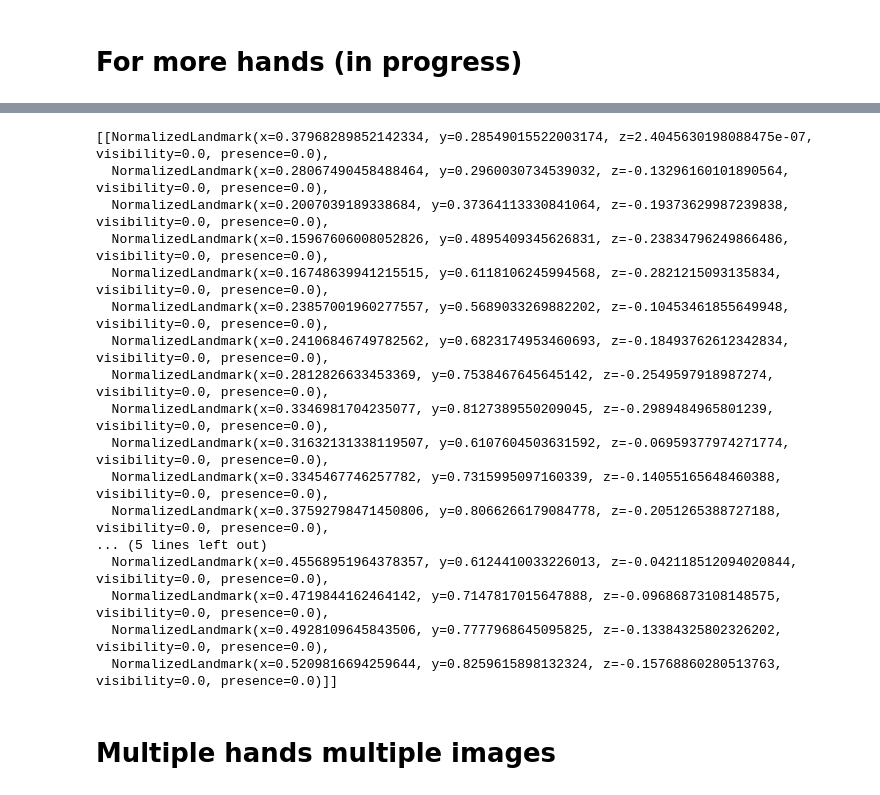
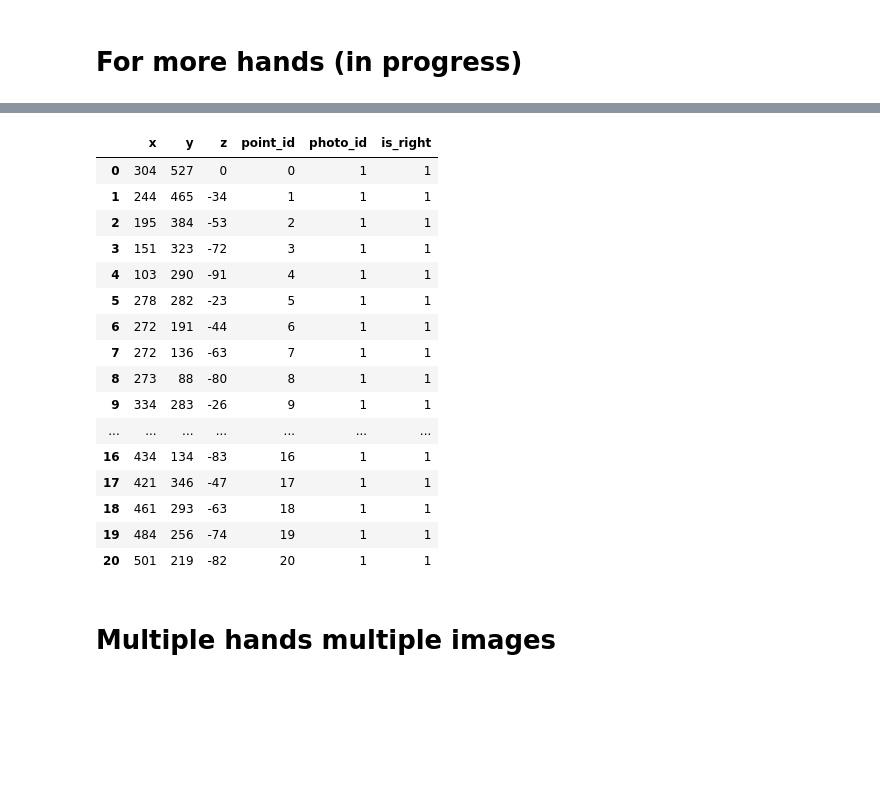
Before and after one commit to joaobizzo/research, a Jupyter notebook: get_data.ipynb, the cells around one changed output, grey strips where cells are left out. Cells and saved outputs as stored; diff of their text form; code cells hidden in the pictures; blank space fills up the shorter version.

```diff
--- a/get_data.ipynb
+++ b/get_data.ipynb
@@ -182,23 +171,23 @@ for idx in range(len(hand_landmarks_list)):
-# %%
-hand_landmarks_list
-# %% [output]
-[[NormalizedLandmark(x=0.37968289852142334, y=0.28549015522003174, z=2.4045630198088475e-07, visibility=0.0, presence=0.0),
-  NormalizedLandmark(x=0.28067490458488464, y=0.2960030734539032, z=-0.13296160101890564, visibility=0.0, presence=0.0),
-  NormalizedLandmark(x=0.2007039189338684, y=0.37364113330841064, z=-0.19373629987239838, visibility=0.0, presence=0.0),
-  NormalizedLandmark(x=0.15967606008052826, y=0.4895409345626831, z=-0.23834796249866486, visibility=0.0, presence=0.0),
-  NormalizedLandmark(x=0.16748639941215515, y=0.6118106245994568, z=-0.2821215093135834, visibility=0.0, presence=0.0),
-  NormalizedLandmark(x=0.23857001960277557, y=0.5689033269882202, z=-0.10453461855649948, visibility=0.0, presence=0.0),
-  NormalizedLandmark(x=0.24106846749782562, y=0.6823174953460693, z=-0.18493762612342834, visibility=0.0, presence=0.0),
-  NormalizedLandmark(x=0.2812826633453369, y=0.7538467645645142, z=-0.2549597918987274, visibility=0.0, presence=0.0),
-  NormalizedLandmark(x=0.3346981704235077, y=0.8127389550209045, z=-0.2989484965801239, visibility=0.0, presence=0.0),
-  NormalizedLandmark(x=0.31632131338119507, y=0.6107604503631592, z=-0.06959377974271774, visibility=0.0, presence=0.0),
-  NormalizedLandmark(x=0.3345467746257782, y=0.7315995097160339, z=-0.14055165648460388, visibility=0.0, presence=0.0),
-  NormalizedLandmark(x=0.37592798471450806, y=0.8066266179084778, z=-0.2051265388727188, visibility=0.0, presence=0.0),
-... (5 lines left out)
-  NormalizedLandmark(x=0.45568951964378357, y=0.6124410033226013, z=-0.042118512094020844, visibility=0.0, presence=0.0),
-  NormalizedLandmark(x=0.4719844162464142, y=0.7147817015647888, z=-0.09686873108148575, visibility=0.0, presence=0.0),
-  NormalizedLandmark(x=0.4928109645843506, y=0.7777968645095825, z=-0.13384325802326202, visibility=0.0, presence=0.0),
-  NormalizedLandmark(x=0.5209816694259644, y=0.8259615898132324, z=-0.15768860280513763, visibility=0.0, presence=0.0)]]
+# %%
+dataframe.head(30)
+# %% [output]
+|  | x | y | z | point_id | photo_id | is_right |
+| 0 | 304 | 527 | 0 | 0 | 1 | 1 |
+| 1 | 244 | 465 | -34 | 1 | 1 | 1 |
+| 2 | 195 | 384 | -53 | 2 | 1 | 1 |
+| 3 | 151 | 323 | -72 | 3 | 1 | 1 |
+| 4 | 103 | 290 | -91 | 4 | 1 | 1 |
+| 5 | 278 | 282 | -23 | 5 | 1 | 1 |
+| 6 | 272 | 191 | -44 | 6 | 1 | 1 |
+| 7 | 272 | 136 | -63 | 7 | 1 | 1 |
+| 8 | 273 | 88 | -80 | 8 | 1 | 1 |
+| 9 | 334 | 283 | -26 | 9 | 1 | 1 |
+| ... | ... | ... | ... | ... | ... | ... |
+| 16 | 434 | 134 | -83 | 16 | 1 | 1 |
+| 17 | 421 | 346 | -47 | 17 | 1 | 1 |
+| 18 | 461 | 293 | -63 | 18 | 1 | 1 |
+| 19 | 484 | 256 | -74 | 19 | 1 | 1 |
+| 20 | 501 | 219 | -82 | 20 | 1 | 1 |
 # %% [markdown]
 # Multiple hands multiple images
 # %%
```
Also changed, not shown: parts of 1 cell of this notebook.
